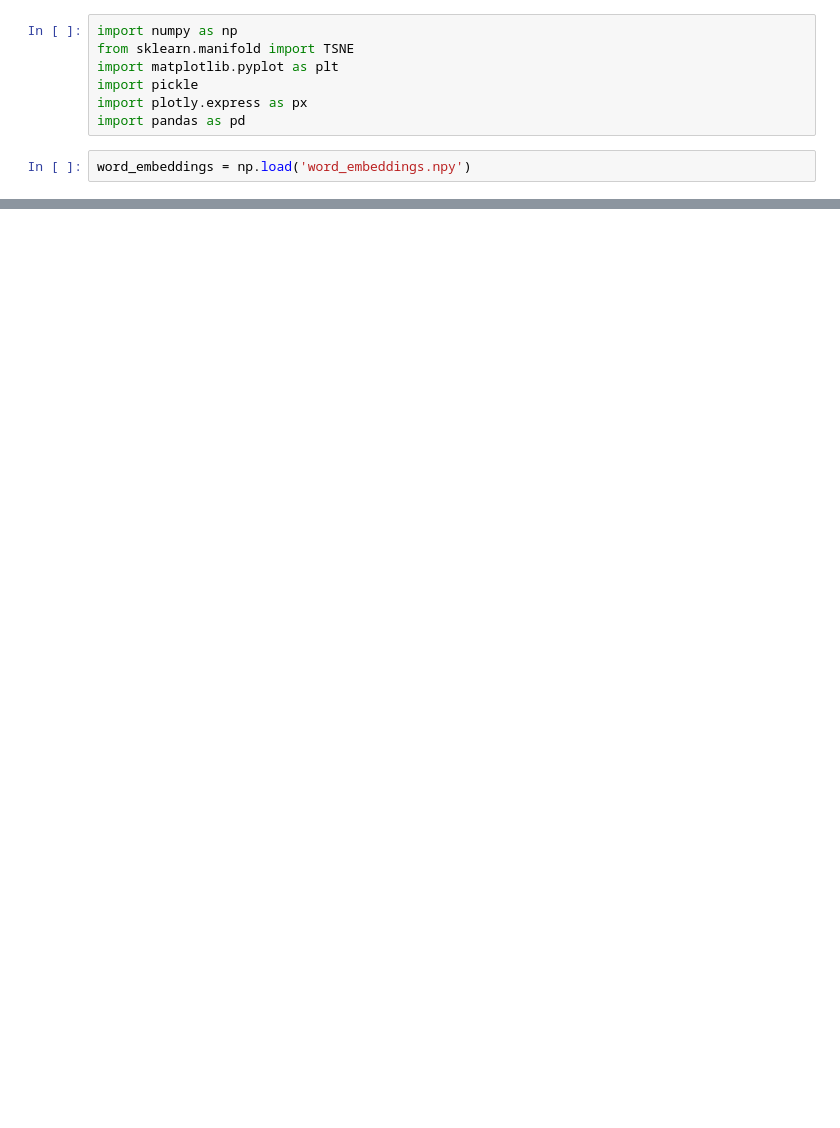
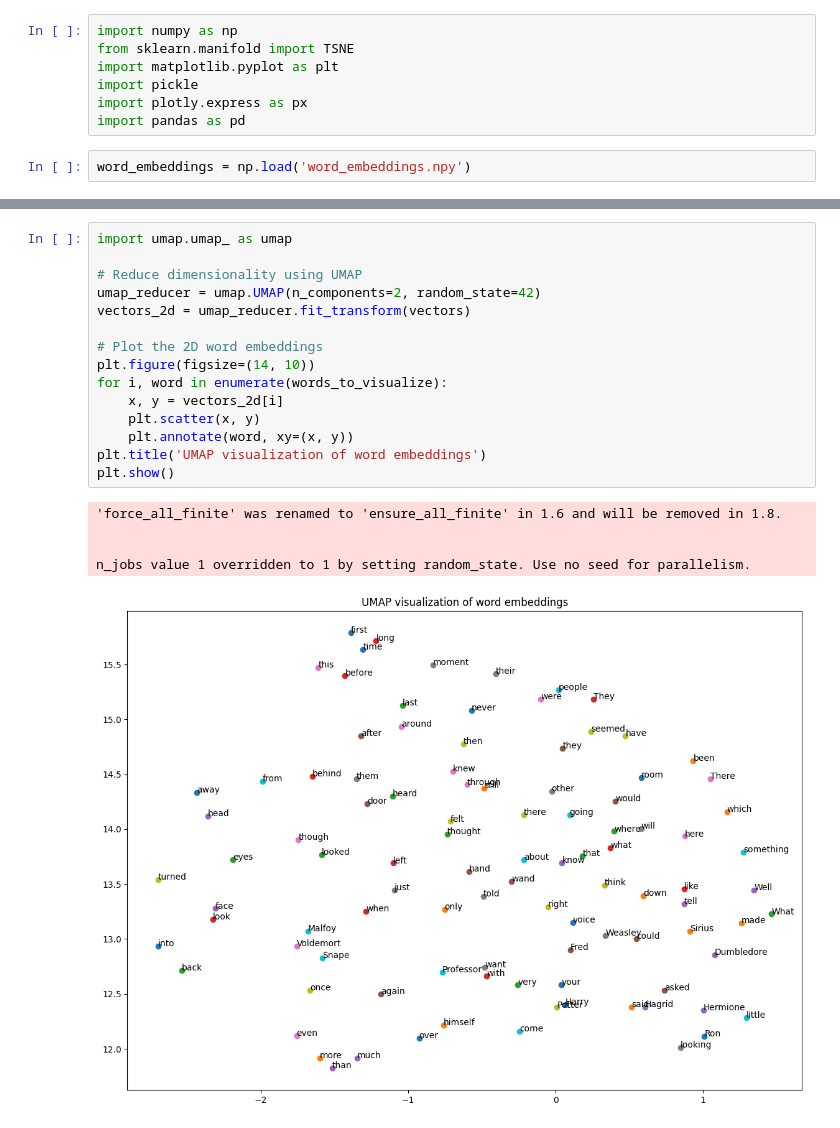
Before and after one commit to danielruijs/dd2424-project, a Jupyter notebook: tokenization/word2vec/visualize.ipynb, the cells around one changed output, grey strips where cells are left out. Saved outputs shown, nothing was run; the diff lists cells and outputs as text; blank space fills up the shorter version.

```diff
--- a/tokenization/word2vec/visualize.ipynb
+++ b/tokenization/word2vec/visualize.ipynb
@@ -59,0 +35,21 @@ fig.show()
+# %%
+import umap.umap_ as umap
+
+# Reduce dimensionality using UMAP
+umap_reducer = umap.UMAP(n_components=2, random_state=42)
+vectors_2d = umap_reducer.fit_transform(vectors)
+
+# Plot the 2D word embeddings
+plt.figure(figsize=(14, 10))
+for i, word in enumerate(words_to_visualize):
+    x, y = vectors_2d[i]
+    plt.scatter(x, y)
+    plt.annotate(word, xy=(x, y))
+plt.title('UMAP visualization of word embeddings')
+plt.show()
+# %% [output]
+'force_all_finite' was renamed to 'ensure_all_finite' in 1.6 and will be removed in 1.8.
+
+
+n_jobs value 1 overridden to 1 by setting random_state. Use no seed for parallelism.
+[figure, added]
```
Also changed, not shown: parts of 11 cells of this notebook.
